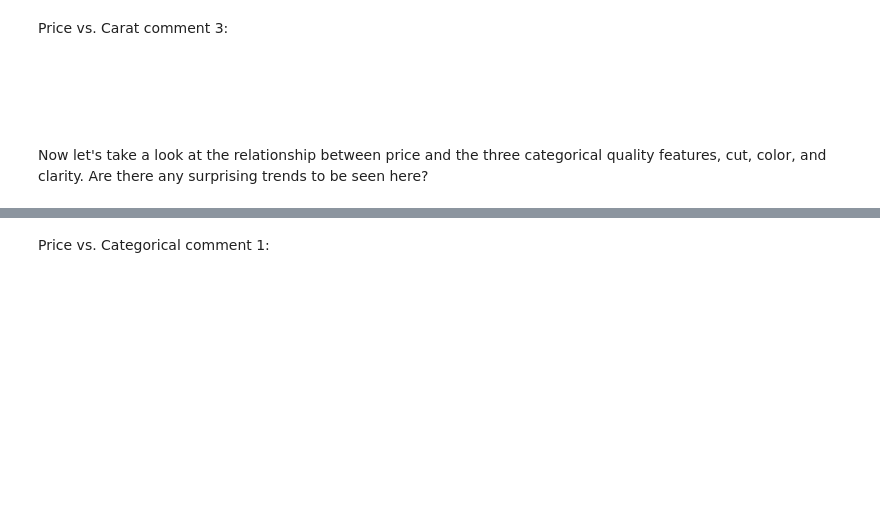
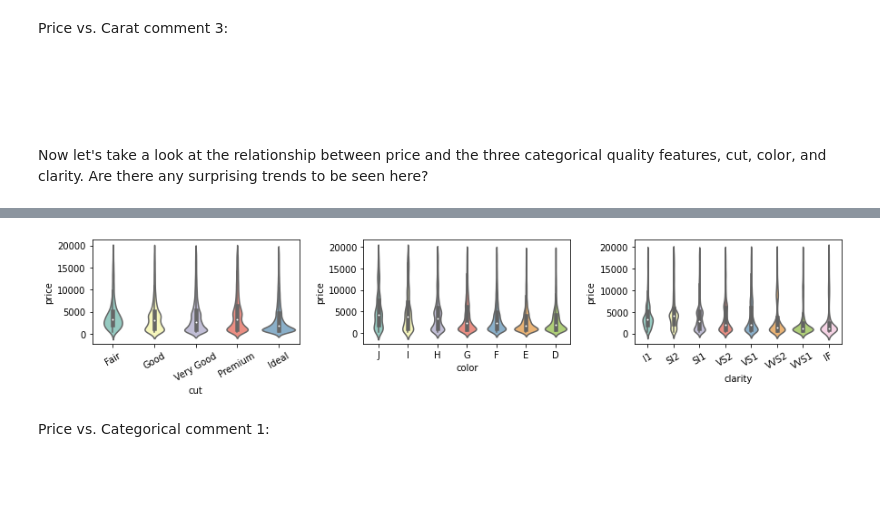
Before and after one commit to philip-h-dye/udacity--data-visualization, a Jupyter notebook: 007-case-study/Bivariate_Exploration.ipynb, the cells around one changed output, grey strips where cells are left out. Saved outputs shown, nothing was run; the diff lists cells and outputs as text; code cells hidden in the pictures; blank space fills up the shorter version.

```diff
--- a/007-case-study/Bivariate_Exploration.ipynb
+++ b/007-case-study/Bivariate_Exploration.ipynb
@@ -237,3 +132,25 @@ Now let's take a look at the relationship between price and the three categorica
+# %%
+# bivariate plots of price vs. cut, color, clarity
+fig, (ax1, ax2, ax3) = plt.subplots(ncols=3,figsize=(13,3))
+fig.tight_layout(pad=4.0)
+
+def summary_chart ( ax, data, field, labels, rotation = 0 ) :
+    ax = sb.violinplot(ax = ax, x=field, y="price", # hue="smoker",
+                    data=diamonds, palette="Set3")
+    if rotation > 0 :
+        for tick in ax.get_xticklabels():
+            tick.set_rotation(rotation)
+
+labels = ['Fair', 'Good', 'Very Good', 'Premium', 'Ideal']
+summary_chart(ax1, diamonds, 'cut', labels, rotation=30)
+
+labels = [ 'J', 'I', 'H', 'G', 'F', 'E', 'D' ] # some-color .. color-less
+summary_chart(ax2, diamonds, 'color', labels)
+
+labels = [ 'I1', 'SI2', 'SI1', 'VS2', 'VS1', 'VVS2', 'VVS1', 'IF' ] # inclusions .. internally flawless
+summary_chart(ax3, diamonds, 'clarity', labels, rotation=30)
+# %% [output]
+[figure, added]
 # %% [markdown]
 Price vs. Categorical comment 1: <span style="color:white">There's a lot of different approaches you could have taken here. If you created a box plot, then you probably noticed something interesting and unintuitive: the median price of diamonds should tend to look like it _decrease_ with _increasing_ gem quality. Shouldn't we expect this to be the other way around? This deserves a deeper look. Is there a different plot type to choose that shows more details in the data?</span>
 # %% [markdown]
```
Also changed, not shown: parts of 13 cells of this notebook, 6 other files.
